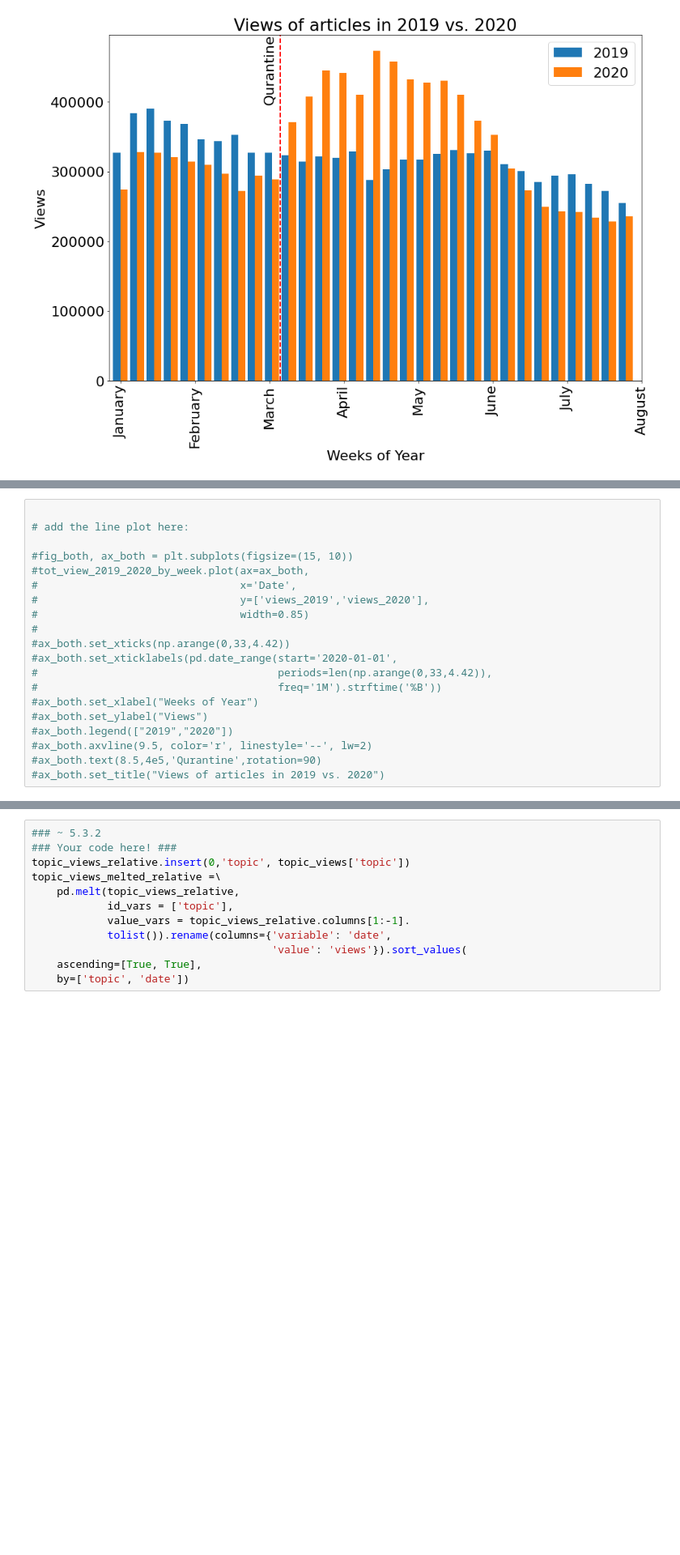
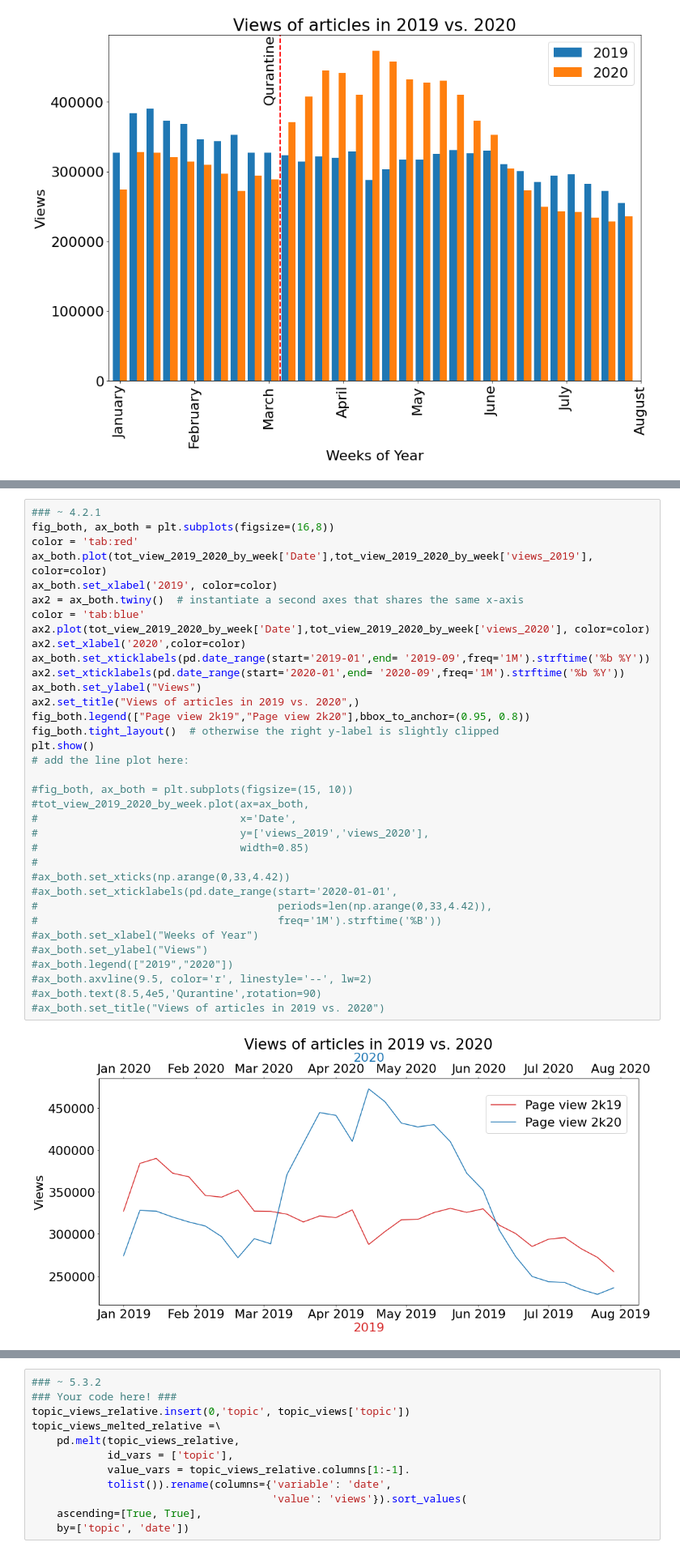
Before and after one commit to alec-flowers/ada-2020-homework1-pandas-pied, a Jupyter notebook: 01 - Pandas Data Wrangling and Data Viz/hw1.ipynb, the cells around one changed output, grey strips where cells are left out. Shown at 81% size. Saved outputs shown, nothing was run; the diff lists cells and outputs as text; blank space fills up the shorter version.

```diff
--- a/01 - Pandas Data Wrangling and Data Viz/hw1.ipynb
+++ b/01 - Pandas Data Wrangling and Data Viz/hw1.ipynb
@@ -628,23 +646,40 @@ Text(0.5, 1.0, 'Views of articles in 2019 vs. 2020')
 # %%
-
+### ~ 4.2.1
+fig_both, ax_both = plt.subplots(figsize=(16,8))
+color = 'tab:red'
+ax_both.plot(tot_view_2019_2020_by_week['Date'],tot_view_2019_2020_by_week['views_2019'], color=color)
+ax_both.set_xlabel('2019', color=color)
+ax2 = ax_both.twiny()  # instantiate a second axes that shares the same x-axis
+color = 'tab:blue'
+ax2.plot(tot_view_2019_2020_by_week['Date'],tot_view_2019_2020_by_week['views_2020'], color=color)
+ax2.set_xlabel('2020',color=color)
+ax_both.set_xticklabels(pd.date_range(start='2019-01',end= '2019-09',freq='1M').strftime('%b %Y'))
+ax2.set_xticklabels(pd.date_range(start='2020-01',end= '2020-09',freq='1M').strftime('%b %Y'))
+ax_both.set_ylabel("Views")
+ax2.set_title("Views of articles in 2019 vs. 2020",)
+fig_both.legend(["Page view 2k19","Page view 2k20"],bbox_to_anchor=(0.95, 0.8))
+fig_both.tight_layout()  # otherwise the right y-label is slightly clipped
+plt.show()
 # add the line plot here:
 
 #fig_both, ax_both = plt.subplots(figsize=(15, 10))
 #tot_view_2019_2020_by_week.plot(ax=ax_both,
 #                                x='Date',
 #                                y=['views_2019','views_2020'],
 #                                width=0.85)
 #
 #ax_both.set_xticks(np.arange(0,33,4.42))
 #ax_both.set_xticklabels(pd.date_range(start='2020-01-01',
 #                                      periods=len(np.arange(0,33,4.42)),
 #                                      freq='1M').strftime('%B'))
 #ax_both.set_xlabel("Weeks of Year")
 #ax_both.set_ylabel("Views")
 #ax_both.legend(["2019","2020"])
 #ax_both.axvline(9.5, color='r', linestyle='--', lw=2)
 #ax_both.text(8.5,4e5,'Qurantine',rotation=90)
 #ax_both.set_title("Views of articles in 2019 vs. 2020")
+# %% [output]
+[figure, added]
 # %%
 ### ~ 4.2.2
 ### Your text here! ###
```
Also changed, not shown: parts of 15 cells of this notebook.
